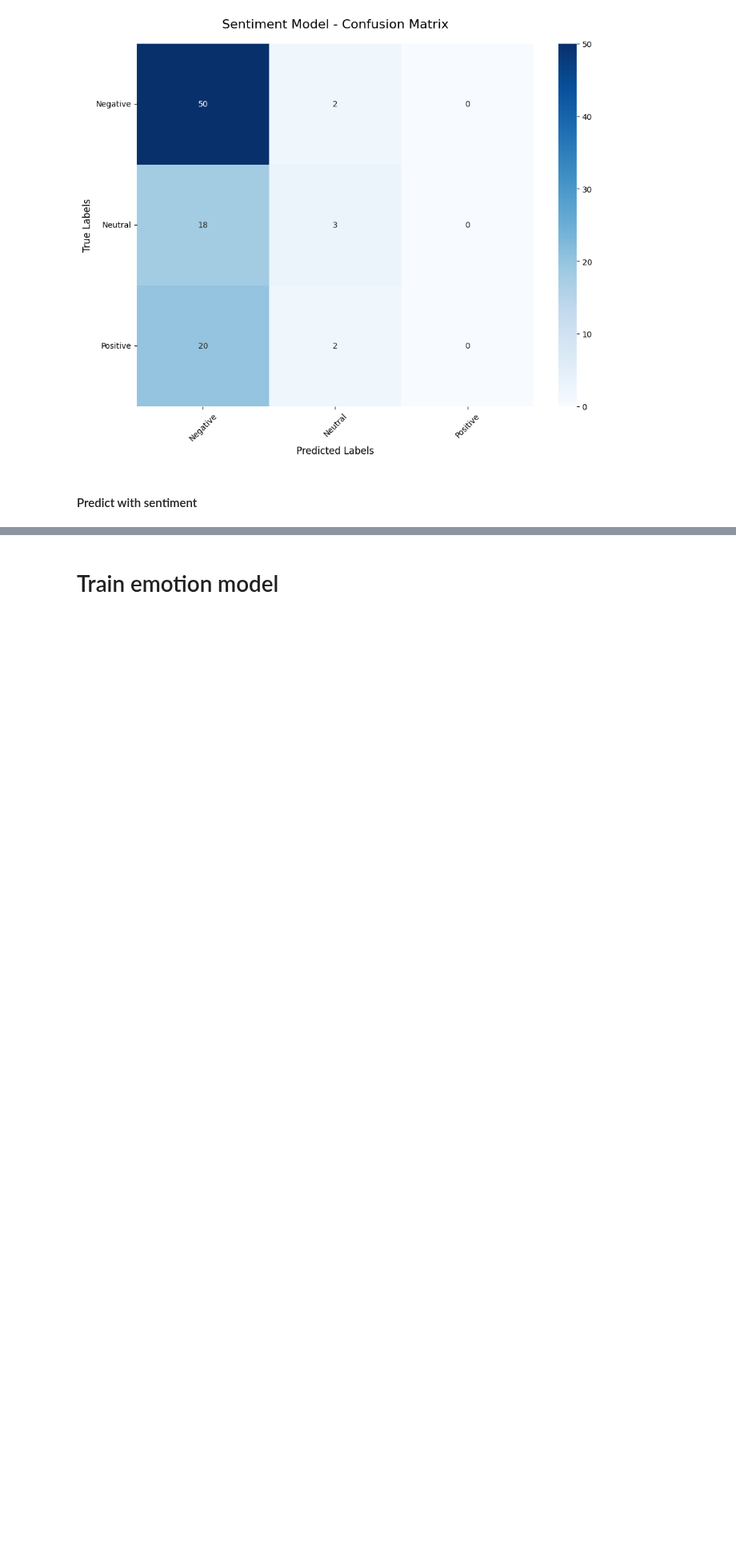
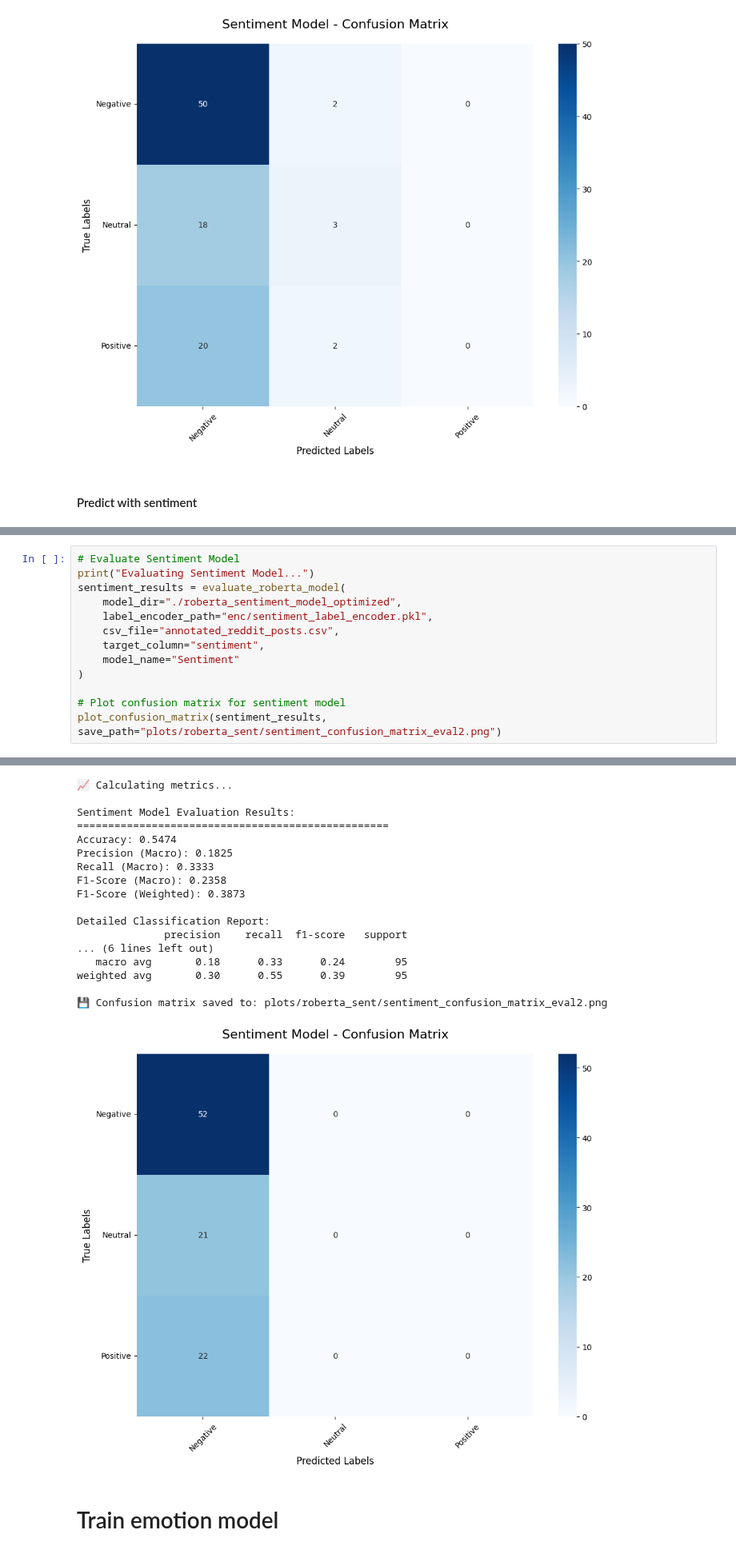
Before and after one commit to lapsapthong-16/multitask, a Jupyter notebook: roberta-training.ipynb, the cells around one changed output, grey strips where cells are left out. Shown at 80% size. Drawn from its saved outputs; the diff is of its cells as text; blank space fills up the shorter version.

Commit message:
tuned sentiment model

```diff
--- a/roberta-training.ipynb
+++ b/roberta-training.ipynb
@@ -1196,0 +1576,14 @@ Sentiment: Negative (confidence: 0.9977)
+# %%
+# Evaluate Sentiment Model
+print("Evaluating Sentiment Model...")
+sentiment_results = evaluate_roberta_model(
+    model_dir="./roberta_sentiment_model_optimized",
+    label_encoder_path="enc/sentiment_label_encoder.pkl",
+    csv_file="annotated_reddit_posts.csv",
+    target_column="sentiment",
+    model_name="Sentiment"
+)
+
+# Plot confusion matrix for sentiment model
+plot_confusion_matrix(sentiment_results, save_path="plots/roberta_sent/sentiment_confusion_matrix_eval2.png")
+# %% [output]
@@ -1197,3 +1603,21 @@ Sentiment: Negative (confidence: 0.9977)
+📈 Calculating metrics...
+
+Sentiment Model Evaluation Results:
+==================================================
+Accuracy: 0.5474
+Precision (Macro): 0.1825
+Recall (Macro): 0.3333
+F1-Score (Macro): 0.2358
+F1-Score (Weighted): 0.3873
+
+Detailed Classification Report:
+              precision    recall  f1-score   support
+... (6 lines left out)
+   macro avg       0.18      0.33      0.24        95
+weighted avg       0.30      0.55      0.39        95
+
+💾 Confusion matrix saved to: plots/roberta_sent/sentiment_confusion_matrix_eval2.png
+[figure, added]
 # %% [markdown]
 # Train emotion model
 # %%
```
Also changed, not shown: parts of 13 cells of this notebook, 2 other files.
